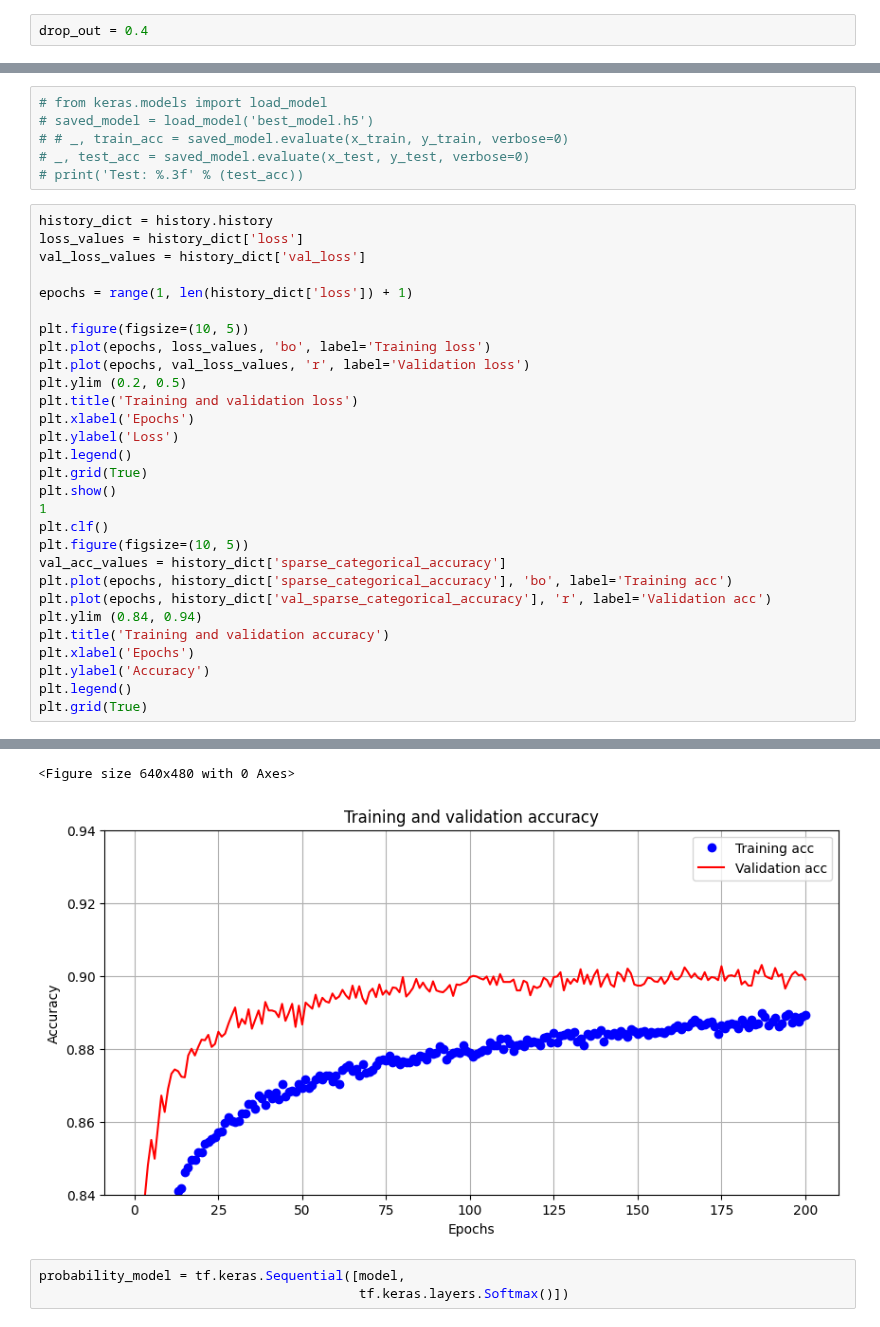
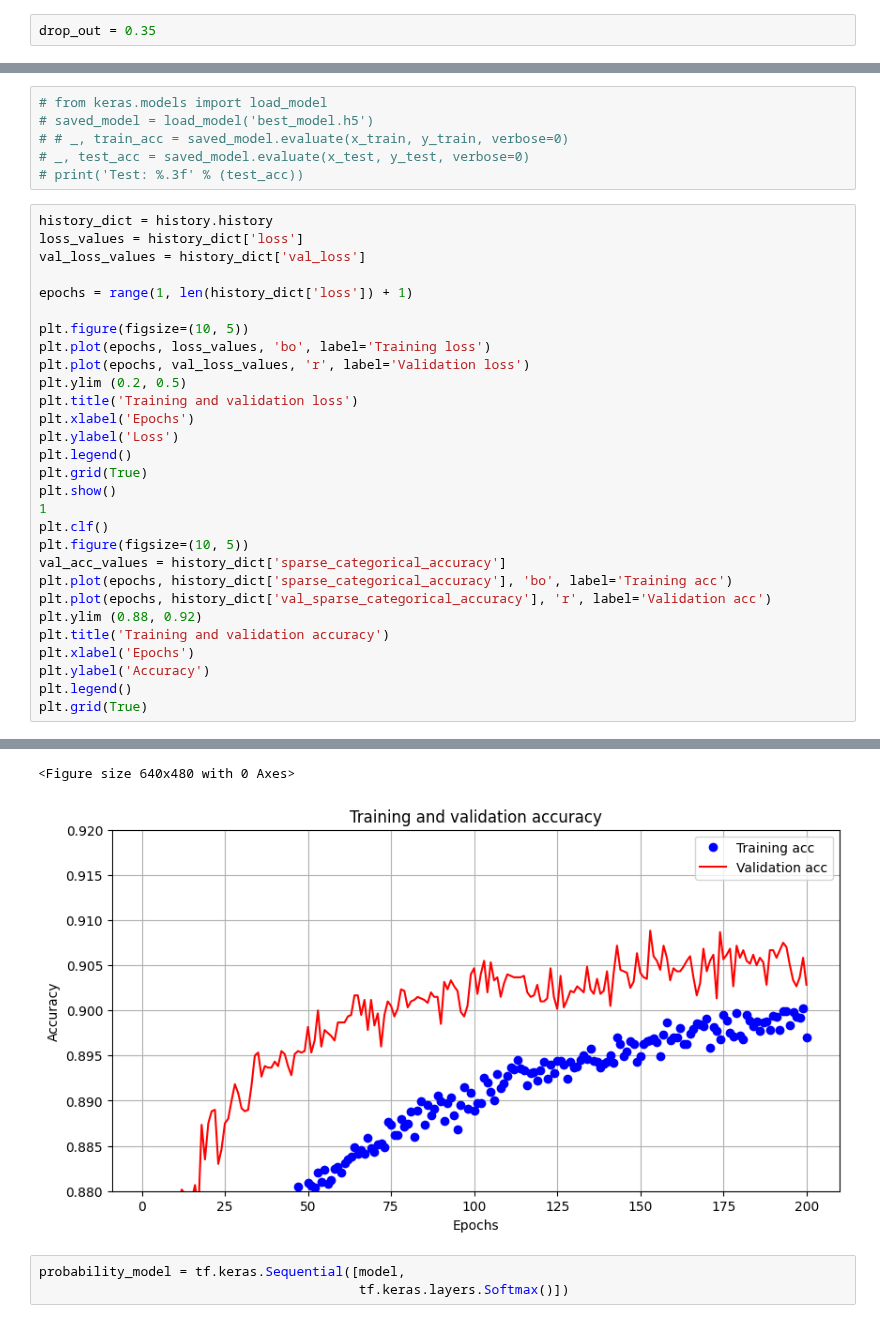
Before and after one commit to PavelStelmakhV/hw310-keras-fasion-mnist, a Jupyter notebook: keras_fasion_mnist_hw.ipynb, the cells around one changed output, grey strips where cells are left out. Cells and saved outputs as stored; diff of their text form.

```diff
--- a/keras_fasion_mnist_hw.ipynb
+++ b/keras_fasion_mnist_hw.ipynb
@@ -27,7 +36,7 @@ w_init_tanh = initializers.glorot_normal(seed=66)
 w_init_relu = initializers.HeNormal(seed=66)
 b_init = initializers.Zeros()
 # %%
-drop_out = 0.4
+drop_out = 0.35
 # %%
 def layer_relu(model, neurons):
   model.add(BatchNormalization())
@@ -175,7 +185,7 @@ plt.figure(figsize=(10, 5))
 val_acc_values = history_dict['sparse_categorical_accuracy']
 plt.plot(epochs, history_dict['sparse_categorical_accuracy'], 'bo', label='Training acc')
 plt.plot(epochs, history_dict['val_sparse_categorical_accuracy'], 'r', label='Validation acc')
-plt.ylim (0.84, 0.94)
+plt.ylim (0.88, 0.92)
 plt.title('Training and validation accuracy')
 plt.xlabel('Epochs')
 plt.ylabel('Accuracy')
@@ -186,5 +196,5 @@ plt.grid(True)
 <Figure size 640x480 with 0 Axes>
-[figure, old version]
+[figure, new version]
 # %%
 probability_model = tf.keras.Sequential([model,
                                          tf.keras.layers.Softmax()])
```
Also changed, not shown: parts of 11 cells of this notebook.
